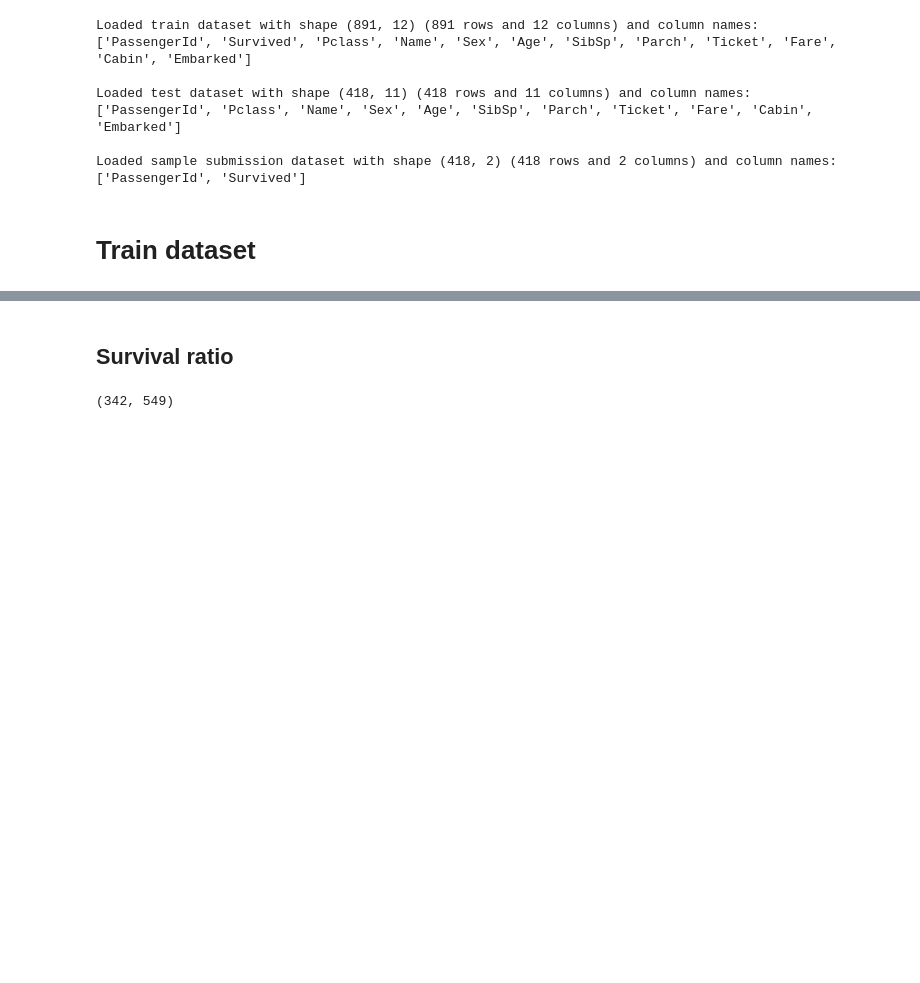
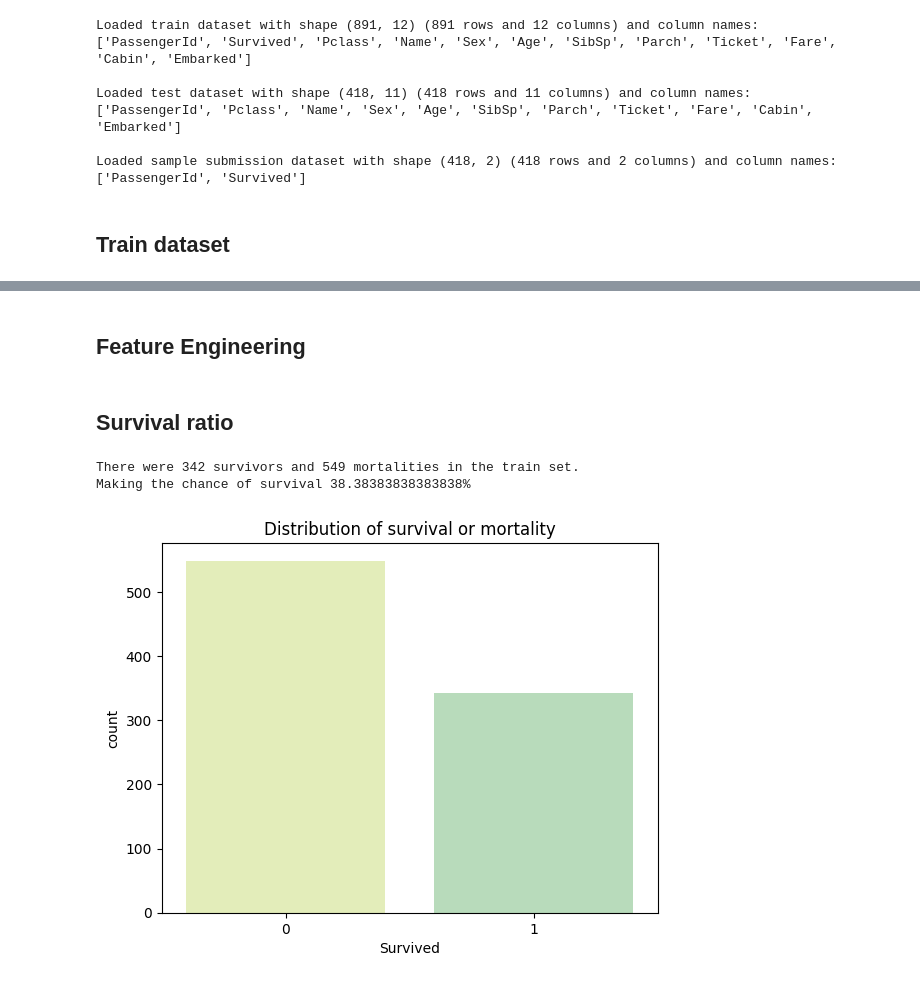
Before and after one commit to UlrikThygePedersen/Machine_Learning_Models, a Jupyter notebook: Models/Kaggle/Titanic - Machine Learning from Disaster/Titanic_Notebook.ipynb, the cells around one changed output, grey strips where cells are left out. Saved outputs shown, nothing was run; the diff lists cells and outputs as text; code cells hidden in the pictures; blank space fills up the shorter version.

```diff
--- a/Models/Kaggle/Titanic - Machine Learning from Disaster/Titanic_Notebook.ipynb
+++ b/Models/Kaggle/Titanic - Machine Learning from Disaster/Titanic_Notebook.ipynb
@@ -1,5 +1,9 @@
 # %%
 import pandas as pd
+import numpy as np
+import matplotlib.pyplot as plt
+import seaborn as sns
+sns.set_palette("YlGnBu")
 # %%
 df_train = pd.read_csv('train.csv')
 df_test = pd.read_csv('test.csv')
@@ -90,7 +94,7 @@ Loaded test dataset with shape (418, 11) (418 rows and 11 columns) and column na
 Loaded sample submission dataset with shape (418, 2) (418 rows and 2 columns) and column names:
 ['PassengerId', 'Survived']
 # %% [markdown]
-# Train dataset
+## Train dataset
 # %%
 df_train.head()
 # %% [output]
@@ -100,9 +104,32 @@ df_train.head()
 | 2 | 3 | 1 | 3 | Heikkinen, Miss. Laina | female | 26.0 | 0 | 0 | STON/O2. 3101282 | 7.9250 | ... |
 | 3 | 4 | 1 | 1 | Futrelle, Mrs. Jacques Heath (Lil... | female | 35.0 | 1 | 0 | 113803 | 53.1000 | ... |
 | 4 | 5 | 0 | 3 | Allen, Mr. William Henry | male | 35.0 | 0 | 0 | 373450 | 8.0500 | ... |
+# %% [markdown]
+## Feature Engineering
+# %%
+# Change Pclass to upper, middle and lower
+
+pclass_dict = {
+    1 : 'Upper',
+    2 : 'Middle',
+    3 : 'Lower'
+}
+
+df_train = df_train.replace({
+    "Pclass": pclass_dict
+})
 # %% [markdown]
 ## Survival ratio
 # %%
-print('df_train['Survived'].value_counts()[1],  df_train['Survived'].value_counts()[0]')
+df_survived = df_train['Survived']
+
+print(f'There were {df_survived.value_counts()[1]} survivors and {df_survived.value_counts()[0]} mortalities in the train set.')
+print(f'Making the chance of survival {df_survived.value_counts()[1] / (df_survived.value_counts()[1] + df_survived.value_counts()[0]) * 100}%')
+
+sns.countplot(x = df_survived)
+plt.title('Distribution of survival or mortality')
+plt.show()
 # %% [output]
-(342, 549)
+There were 342 survivors and 549 mortalities in the train set.
+Making the chance of survival 38.38383838383838%
+[figure, added]
```
Also changed, not shown: parts of 8 cells of this notebook.
